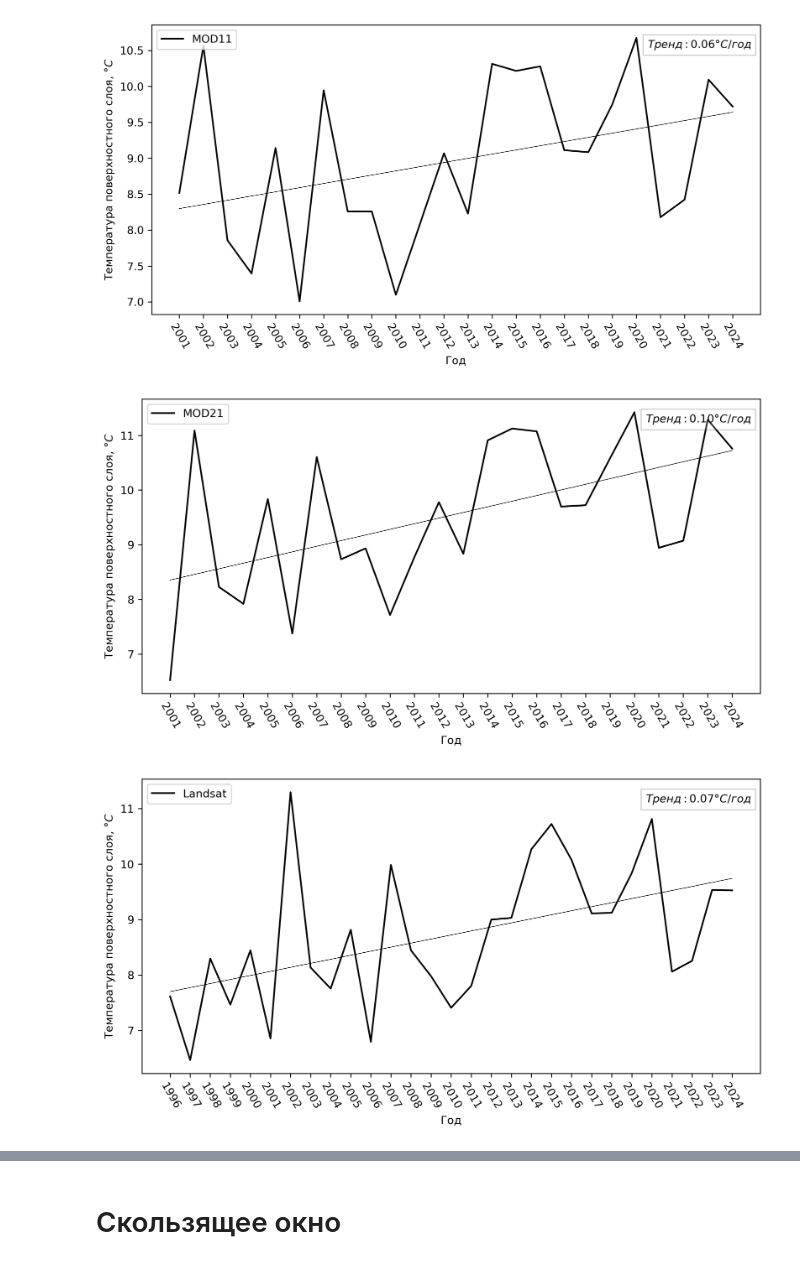
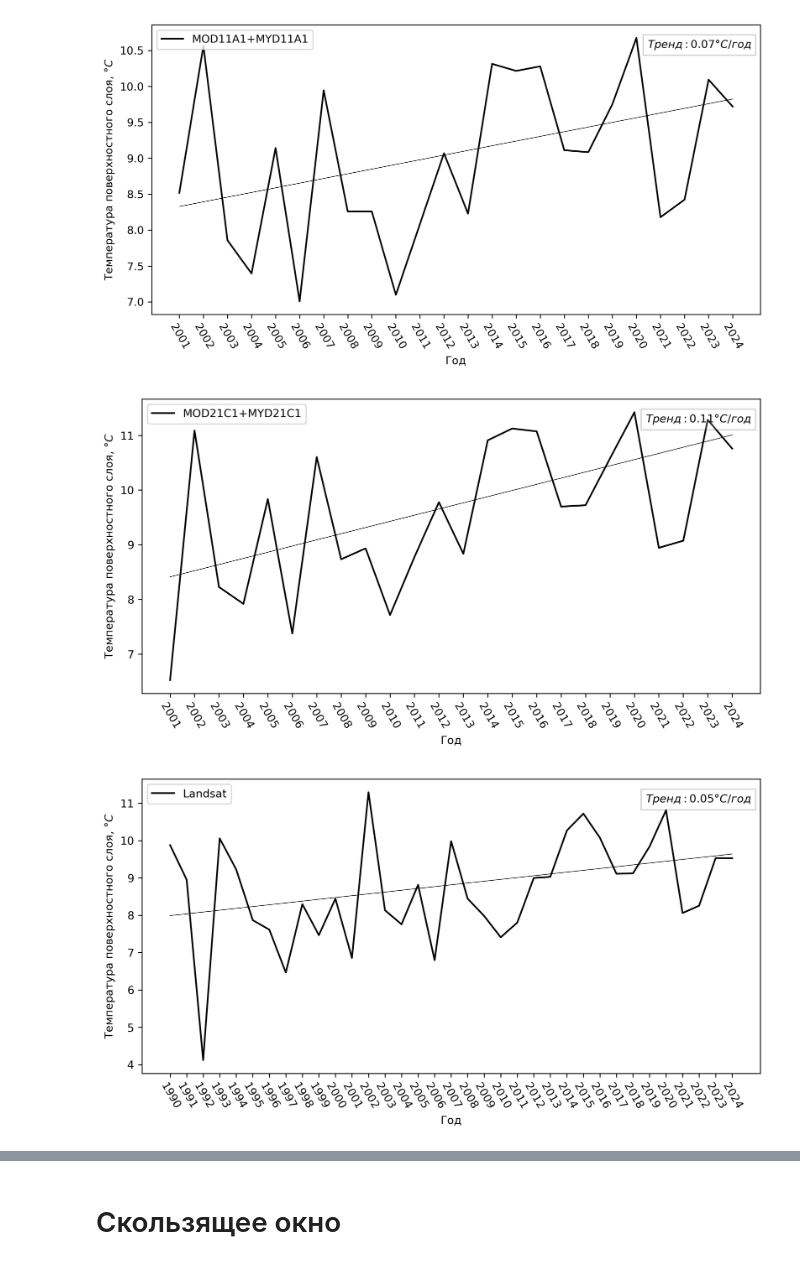
Before and after one commit to tobaffoon/baikal_vkr, a Jupyter notebook: Тренды/plot_global_trend.ipynb, the cells around one changed output, grey strips where cells are left out. Cells and saved outputs as stored; diff of their text form; code cells hidden in the pictures.

Commit message:
Add theil function as linear approx and 1990-1996 info for landsat

```diff
--- a/Тренды/plot_global_trend.ipynb
+++ b/Тренды/plot_global_trend.ipynb
@@ -179,7 +207,13 @@ lst_m21 = {2001: 6.523447096502005,
  2023: 11.284890175973027,
  2024: 10.757315581774394}
 
-lst_landsat = { 1996: 7.615046916830711,
+lst_landsat = { 1990: 9.879765511679397,
+ 1991: 8.954173718890887,
+ 1992: 4.1181207001714135,
+ 1993: 10.058721180744957,
+ 1994: 9.22601766201506,
+ 1995: 7.868444791330705,
+ 1996: 7.615046916830711,
  1997: 6.4652446881016505,
  1998: 8.29735257295523,
  1999: 7.466276454270664,
@@ -235,17 +269,17 @@ lst_era5 = { 1996: 9.450155880882175,
  2019: 11.313782876770295,
  2020: 10.744542470002987 }
 # %%
-plot_annual_mean(lst_m11, "MOD11A1+MYD11A1", "png/MOD11.png")
+plot_annual_mean(lst_m11, "MOD11A1+MYD11A1", "png/MOD11.png", use_theil=True)
 # %% [output]
-[figure, old version]
+[figure, new version]
 # %%
-plot_annual_mean(lst_m21, "MOD21C1+MYD21C1", "png/MOD21.png")
+plot_annual_mean(lst_m21, "MOD21C1+MYD21C1", "png/MOD21.png", use_theil=True)
 # %% [output]
-[figure, old version]
+[figure, new version]
 # %%
-plot_annual_mean(lst_landsat, "Landsat", "png/Landsat.png")
+plot_annual_mean(lst_landsat, "Landsat", "png/Landsat.png", use_theil=True)
 # %% [output]
-[figure, old version]
+[figure, new version]
 # %%
 two_colors = plt.get_cmap('jet', 2)
 three_colors = plt.get_cmap('jet', 3)
```
Also changed, not shown: parts of 5 cells of this notebook, 39 other files.
